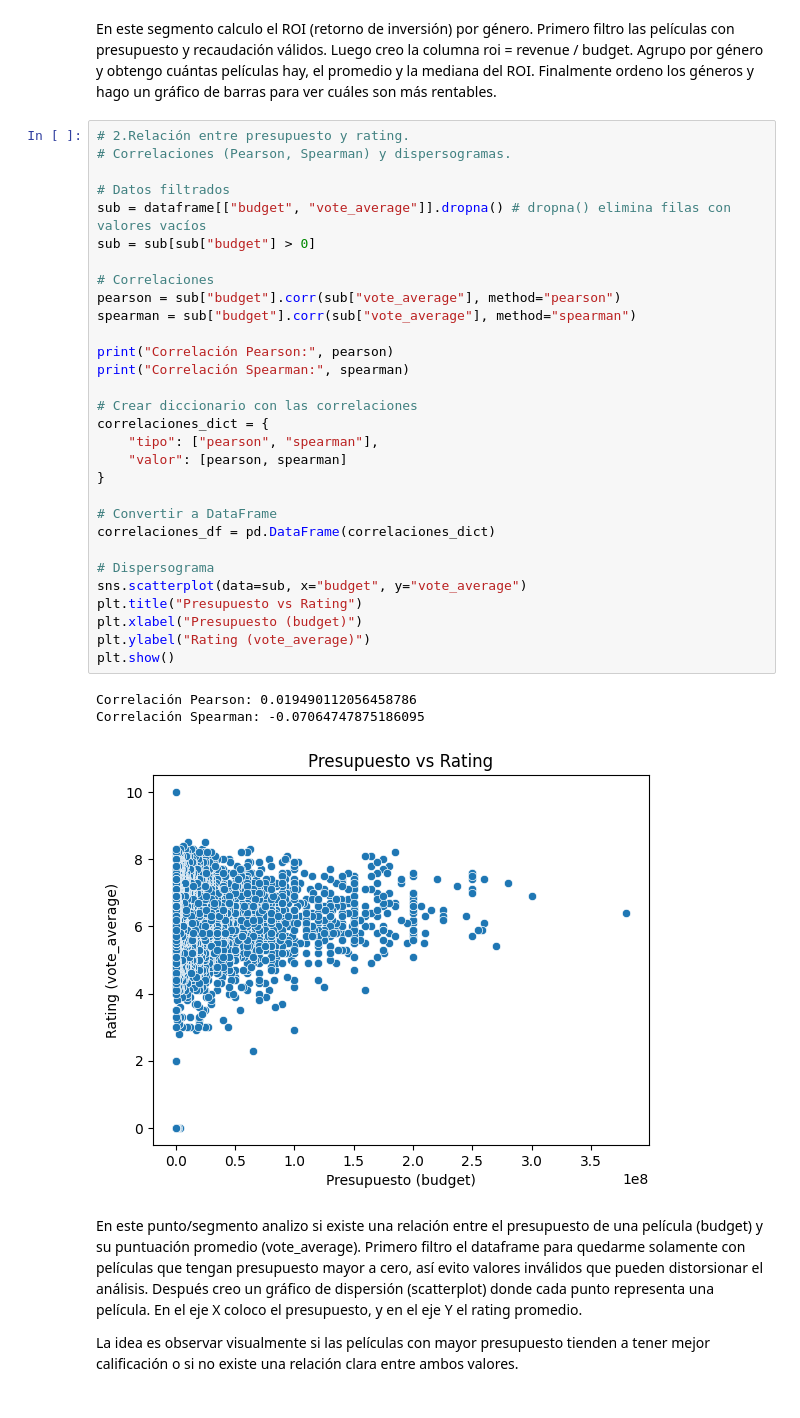
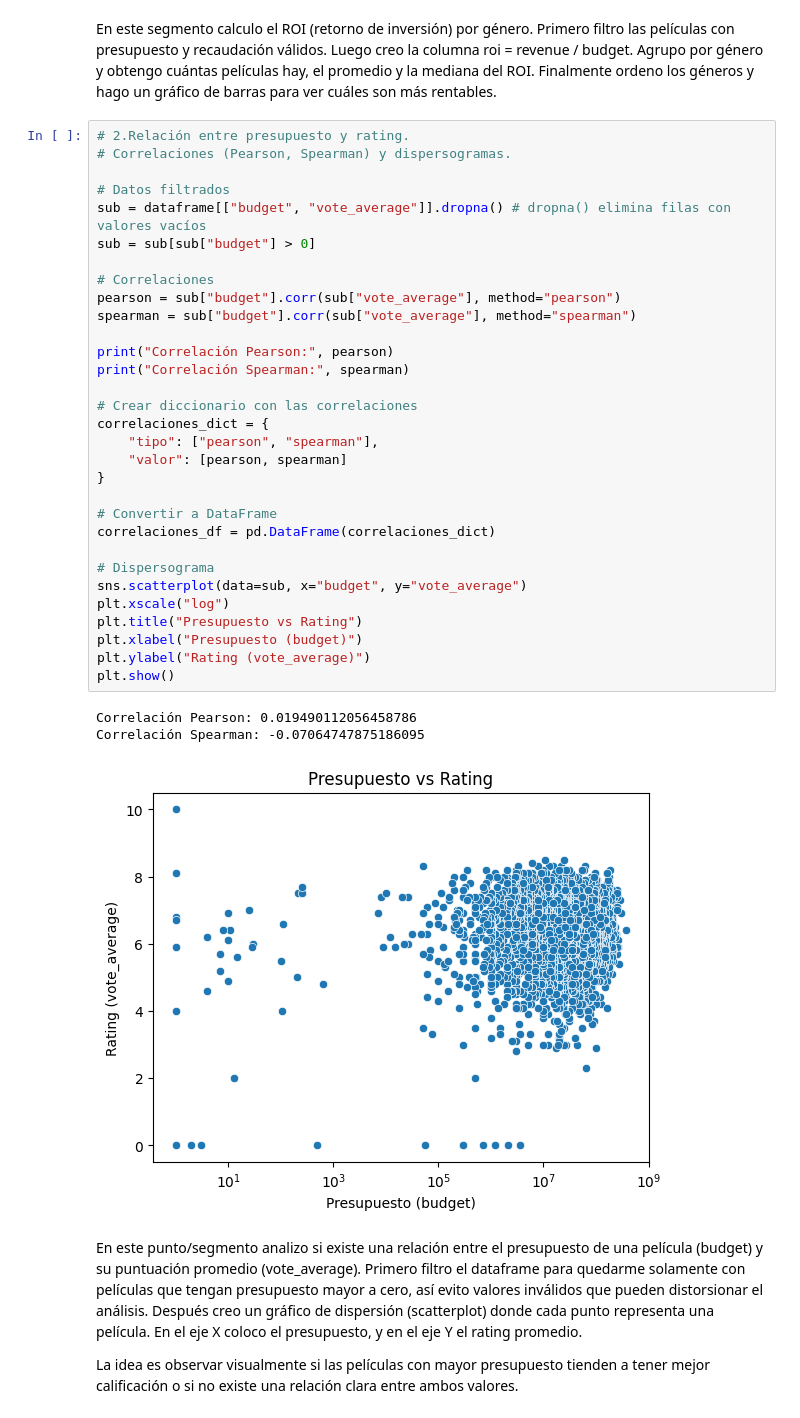
Before and after one commit to romanraffo/Proyecto_Final_Python, a Jupyter notebook: notebook/trabajo_final_notebook.ipynb, the cells around one changed output. Saved outputs shown, nothing was run; the diff lists cells and outputs as text.

```diff
--- a/notebook/trabajo_final_notebook.ipynb
+++ b/notebook/trabajo_final_notebook.ipynb
@@ -106,34 +86,35 @@ Finalmente ordeno los géneros y hago un gráfico de barras para ver cuáles son
 
 # Datos filtrados
 sub = dataframe[["budget", "vote_average"]].dropna() # dropna() elimina filas con valores vacíos
 sub = sub[sub["budget"] > 0]
 
 # Correlaciones
 pearson = sub["budget"].corr(sub["vote_average"], method="pearson")
 spearman = sub["budget"].corr(sub["vote_average"], method="spearman")
 
 print("Correlación Pearson:", pearson)
 print("Correlación Spearman:", spearman)
 
 # Crear diccionario con las correlaciones
 correlaciones_dict = {
     "tipo": ["pearson", "spearman"],
     "valor": [pearson, spearman]
 }
 
 # Convertir a DataFrame
 correlaciones_df = pd.DataFrame(correlaciones_dict)
 
 # Dispersograma
 sns.scatterplot(data=sub, x="budget", y="vote_average")
+plt.xscale("log")
 plt.title("Presupuesto vs Rating")
 plt.xlabel("Presupuesto (budget)")
 plt.ylabel("Rating (vote_average)")
 plt.show()
 # %% [output]
 Correlación Pearson: 0.019490112056458786
 Correlación Spearman: -0.07064747875186095
-[figure, old version]
+[figure, new version]
 # %% [markdown]
 En este punto/segmento analizo si existe una relación entre el presupuesto de una película (budget) y su puntuación promedio (vote_average).
 Primero filtro el dataframe para quedarme solamente con películas que tengan presupuesto mayor a cero, así evito valores inválidos que pueden distorsionar el análisis.
```
Also changed, not shown: parts of 3 cells of this notebook, 2 other files.
